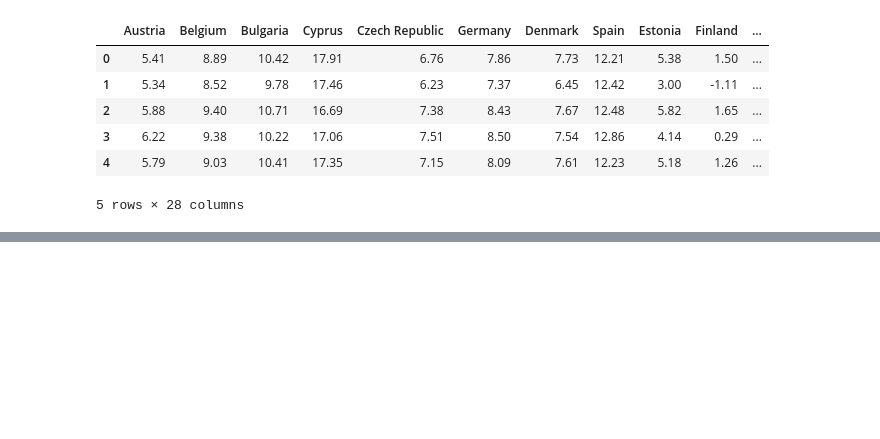
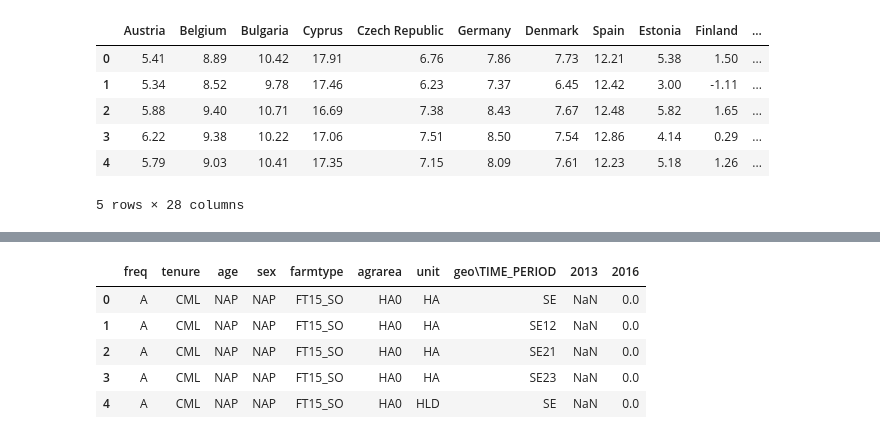
Before and after one commit to sba22206/semester1_ca2, a Jupyter notebook: load_and_write_data.ipynb, the cells around one changed output, grey strips where cells are left out. Cells and saved outputs as stored; diff of their text form; code cells hidden in the pictures; blank space fills up the shorter version.

```diff
--- a/load_and_write_data.ipynb
+++ b/load_and_write_data.ipynb
@@ -129,0 +135,2 @@ temper_df_concat.to_csv('temperature.csv')
+# %%
+tenure = eurostat.get_data_df('ef_mp_tenure')
@@ -129,0 +157,9 @@ temper_df_concat.to_csv('temperature.csv')
+# %%
+tenure.head()
+# %% [output]
+|  | freq | tenure | age | sex | farmtype | agrarea | unit | geo\TIME_PERIOD | 2013 | 2016 |
+| 0 | A | CML | NAP | NAP | FT15_SO | HA0 | HA | SE | NaN | 0.0 |
+| 1 | A | CML | NAP | NAP | FT15_SO | HA0 | HA | SE12 | NaN | 0.0 |
+| 2 | A | CML | NAP | NAP | FT15_SO | HA0 | HA | SE21 | NaN | 0.0 |
+| 3 | A | CML | NAP | NAP | FT15_SO | HA0 | HA | SE23 | NaN | 0.0 |
+| 4 | A | CML | NAP | NAP | FT15_SO | HA0 | HLD | SE | NaN | 0.0 |
```
Also changed, not shown: parts of 48 cells of this notebook.
